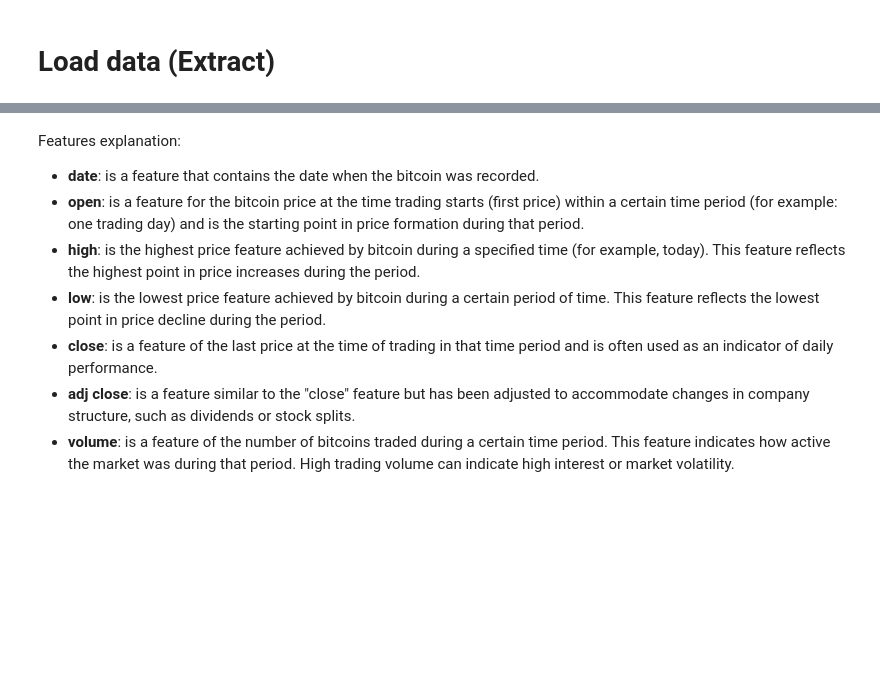
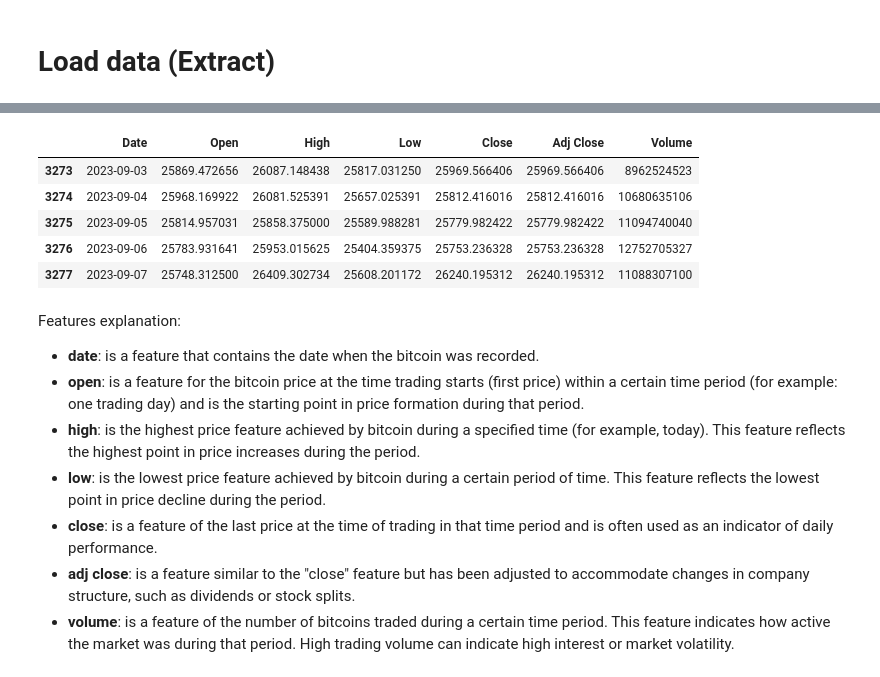
Before and after one commit to kangnurrohman/data-science-portfolio, a Jupyter notebook: Data Analytics/bitcoin-price-analytics.ipynb, the cells around one changed output, grey strips where cells are left out. Cells and saved outputs as stored; diff of their text form; code cells hidden in the pictures; blank space fills up the shorter version.

```diff
--- a/Data Analytics/bitcoin-price-analytics.ipynb
+++ b/Data Analytics/bitcoin-price-analytics.ipynb
@@ -15,5 +56,12 @@ bitcoin = pd.read_csv("data/bitcoin.csv")
 # %%
-bitcoin.tail(5)
+bitcoin.tail()
+# %% [output]
+|  | Date | Open | High | Low | Close | Adj Close | Volume |
+| 3273 | 2023-09-03 | 25869.472656 | 26087.148438 | 25817.031250 | 25969.566406 | 25969.566406 | 8962524523 |
+| 3274 | 2023-09-04 | 25968.169922 | 26081.525391 | 25657.025391 | 25812.416016 | 25812.416016 | 10680635106 |
+| 3275 | 2023-09-05 | 25814.957031 | 25858.375000 | 25589.988281 | 25779.982422 | 25779.982422 | 11094740040 |
+| 3276 | 2023-09-06 | 25783.931641 | 25953.015625 | 25404.359375 | 25753.236328 | 25753.236328 | 12752705327 |
+| 3277 | 2023-09-07 | 25748.312500 | 26409.302734 | 25608.201172 | 26240.195312 | 26240.195312 | 11088307100 |
 # %% [markdown]
 Features explanation:
 
```
Also changed, not shown: parts of 28 cells of this notebook.
